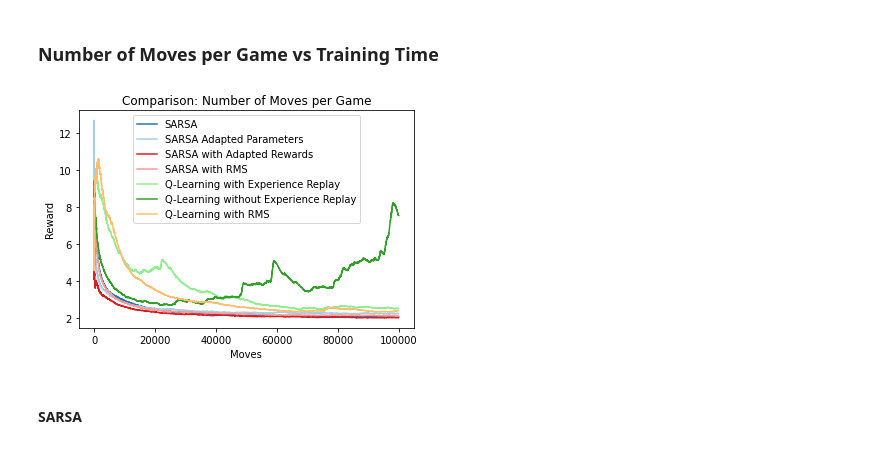
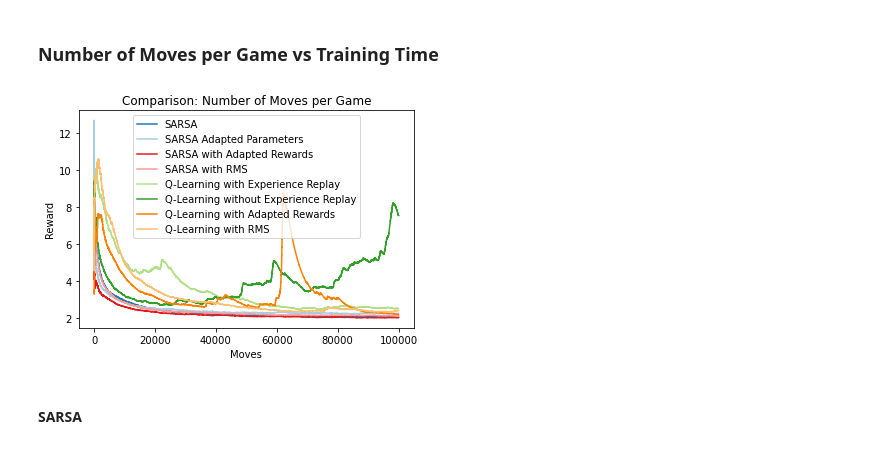
Before and after one commit to ukarag/ReinforcementLearning, a Jupyter notebook: Assignment.ipynb, the cells around one changed output. Saved outputs shown, nothing was run; the diff lists cells and outputs as text; code cells hidden in the pictures.

```diff
--- a/Assignment.ipynb
+++ b/Assignment.ipynb
@@ -885,20 +891,20 @@ plt.show()
 # %%
 plt.plot(sarsa_moves[10:], label="SARSA", color=sarsa_color)
 plt.plot(sarsa_moves_changed[10:], label="SARSA Adapted Parameters", color=sarsa_color_changed)
 plt.plot(sarsa_moves_adapted_reward[10:], label="SARSA with Adapted Rewards", color=sarsa_adapted_reward_color)
 plt.plot(sarsa_moves_rms[10:], label="SARSA with RMS", color=sarsa_color_rms)
 plt.plot(qlearning_moves_replay[10:], label="Q-Learning with Experience Replay", color=qlearning_replay_color)
 plt.plot(qlearning_moves[10:], label="Q-Learning without Experience Replay", color=qlearning_color)
-#plt.plot(qlearning_moves_replay_adapted_reward[10:], label="Q-Learning with Adapted Rewards", color=qlearning_replay_adapted_color)
+plt.plot(qlearning_moves_replay_adapted_reward[10:], label="Q-Learning with Adapted Rewards", color=qlearning_replay_adapted_color)
 plt.plot(qlearning_moves_replay_rms[10:], label="Q-Learning with RMS", color=qlearning_color_rms)
 plt.xlabel("Moves")
 plt.ylabel("Reward")
 plt.title("Comparison: Number of Moves per Game")
 plt.legend()
 plt.savefig("pdf/moves_comparison.pdf")
 plt.show()
 # %% [output]
-[figure, old version]
+[figure, new version]
 # %% [markdown]
 #### SARSA
 # %%
```
Also changed, not shown: parts of 13 cells of this notebook, 44 other files.
